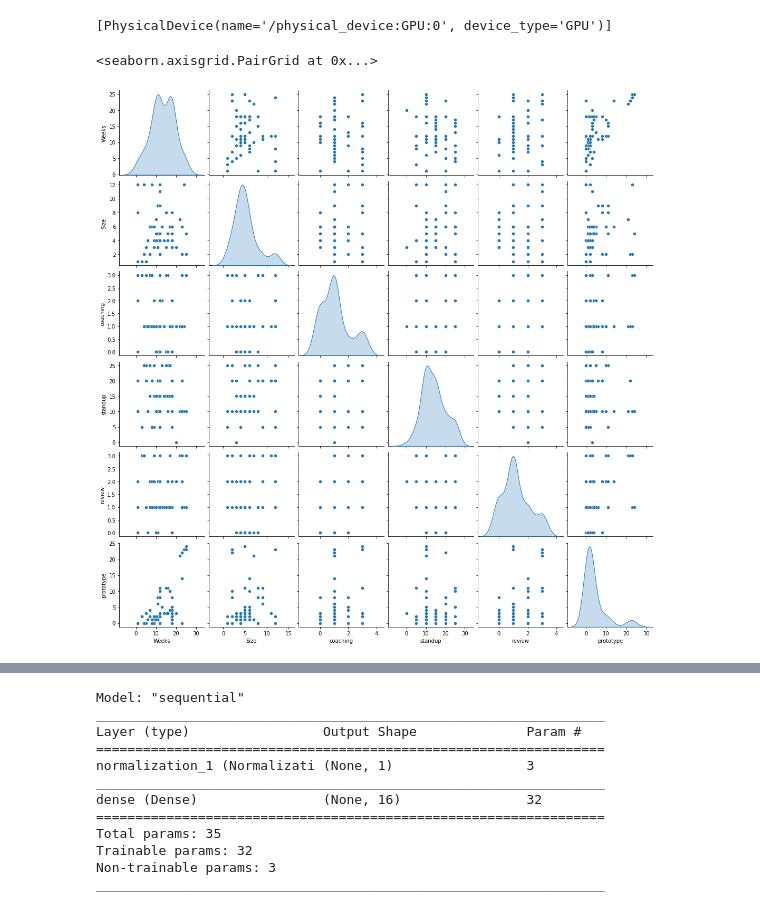
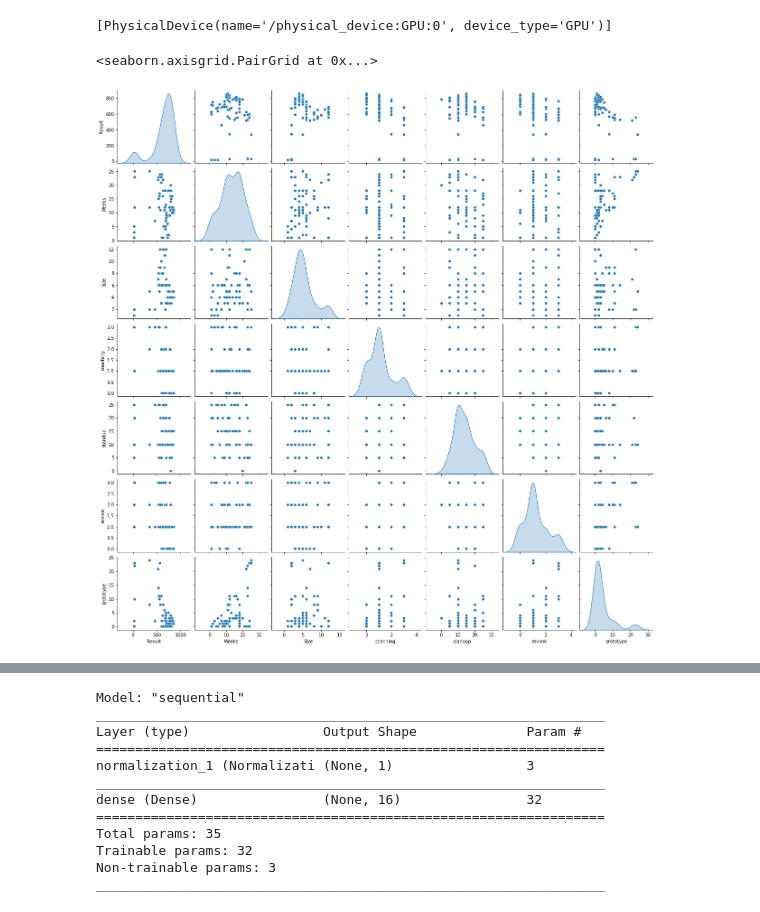
Before and after one commit to DMinghao/ArtificialStupidity_Harvard_PM_Sim, a Jupyter notebook: Artificial Stupidity.ipynb, the cells around one changed output, grey strips where cells are left out. Cells and saved outputs as stored; diff of their text form; code cells hidden in the pictures.

```diff
--- a/Artificial Stupidity.ipynb
+++ b/Artificial Stupidity.ipynb
@@ -37,10 +37,10 @@ data = pd.read_excel('data.xlsx')
 train_dataset = data.sample(frac=0.8, random_state=0)
 test_dataset = data.drop(train_dataset.index)
 # %%
-sns.pairplot(train_dataset[['Weeks', 'Size', 'coaching', 'standup', 'review','prototype']], diag_kind='kde')
+sns.pairplot(train_dataset[['Result', 'Weeks', 'Size', 'coaching', 'standup', 'review','prototype']], diag_kind='kde')
 # %% [output]
 <seaborn.axisgrid.PairGrid at 0x...>
-[figure, old version]
+[figure, new version]
 # %%
 train_features = train_dataset.copy()
 test_features = test_dataset.copy()
```
Also changed, not shown: parts of 24 cells of this notebook, 5 other files.
